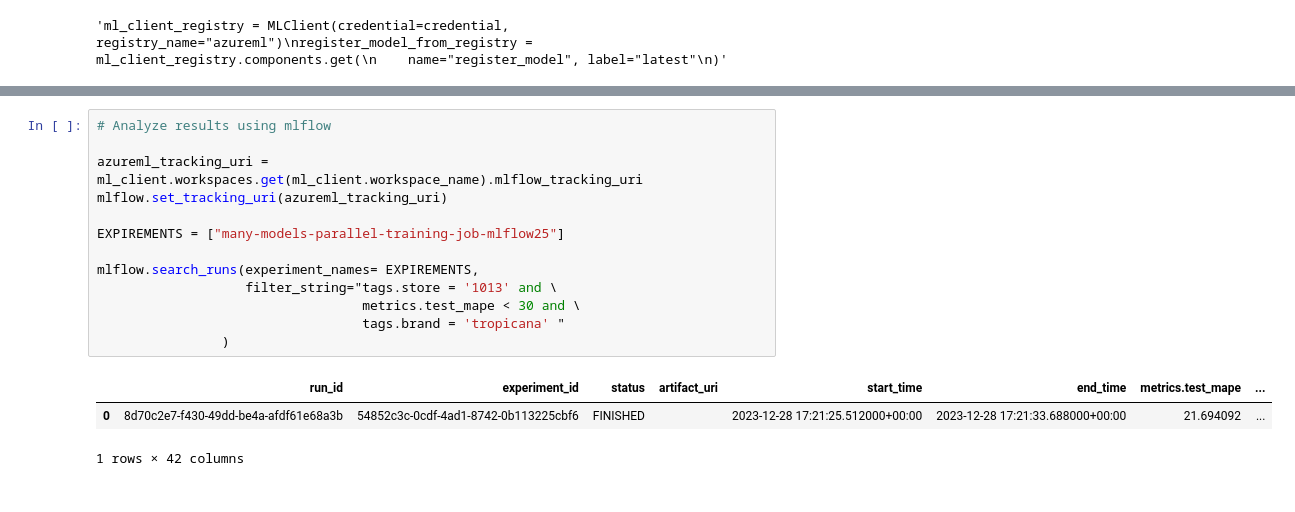
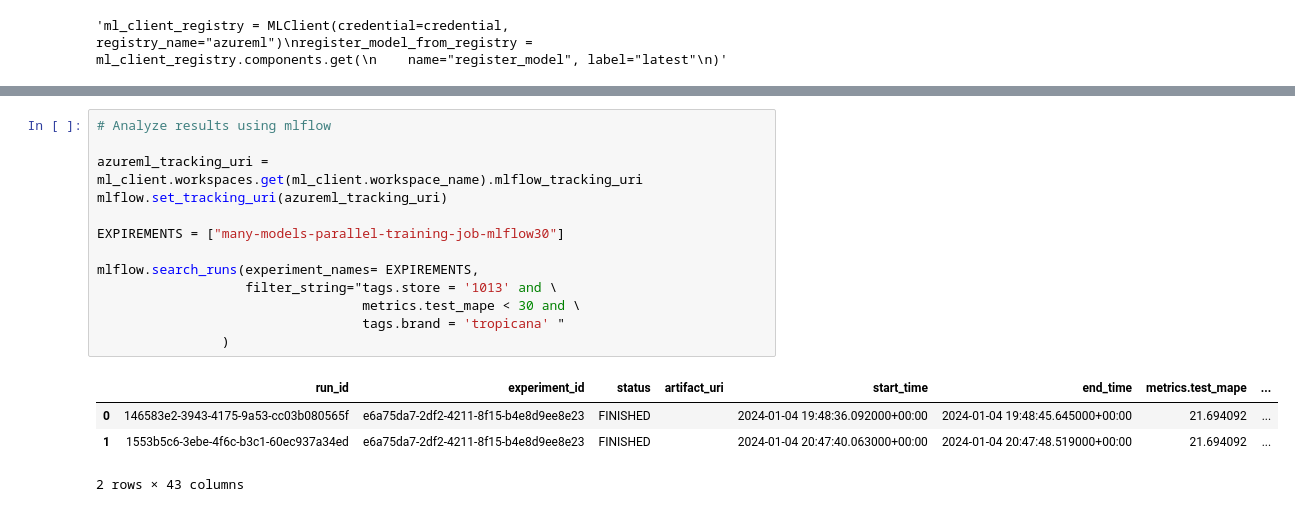
Before and after one commit to ambar265/many-models-azureml, a Jupyter notebook: demo_notebooks/1_training_pipeline.ipynb, the cells around one changed output, grey strips where cells are left out. Cells and saved outputs as stored; diff of their text form.

Commit message:
corrected mlflow nesting under model trianing

```diff
--- a/demo_notebooks/1_training_pipeline.ipynb
+++ b/demo_notebooks/1_training_pipeline.ipynb
@@ -203,18 +197,19 @@ Warning: the provided asset name 'mm-training-env-py37' will not be used for ano
 # %%
 # Analyze results using mlflow
 
 azureml_tracking_uri = ml_client.workspaces.get(ml_client.workspace_name).mlflow_tracking_uri
 mlflow.set_tracking_uri(azureml_tracking_uri)
 
-EXPIREMENTS = ["many-models-parallel-training-job-mlflow25"]
+EXPIREMENTS = ["many-models-parallel-training-job-mlflow30"]
 
 mlflow.search_runs(experiment_names= EXPIREMENTS,
                    filter_string="tags.store = '1013' and \
                                   metrics.test_mape < 30 and \
                                   tags.brand = 'tropicana' "
                 )
 # %% [output]
 |  | run_id | experiment_id | status | artifact_uri | start_time | end_time | metrics.test_mape | ... |
-| 0 | 8d70c2e7-f430-49dd-be4a-afdf61e68a3b | 54852c3c-0cdf-4ad1-8742-0b113225cbf6 | FINISHED |  | 2023-12-28 17:21:25.512000+00:00 | 2023-12-28 17:21:33.688000+00:00 | 21.694092 | ... |
+| 0 | 146583e2-3943-4175-9a53-cc03b080565f | e6a75da7-2df2-4211-8f15-b4e8d9ee8e23 | FINISHED |  | 2024-01-04 19:48:36.092000+00:00 | 2024-01-04 19:48:45.645000+00:00 | 21.694092 | ... |
+| 1 | 1553b5c6-3ebe-4f6c-b3c1-60ec937a34ed | e6a75da7-2df2-4211-8f15-b4e8d9ee8e23 | FINISHED |  | 2024-01-04 20:47:40.063000+00:00 | 2024-01-04 20:47:48.519000+00:00 | 21.694092 | ... |
-1 rows × 42 columns
+2 rows × 43 columns
 # %%
```
Also changed, not shown: parts of 5 cells of this notebook, 2 other files.
